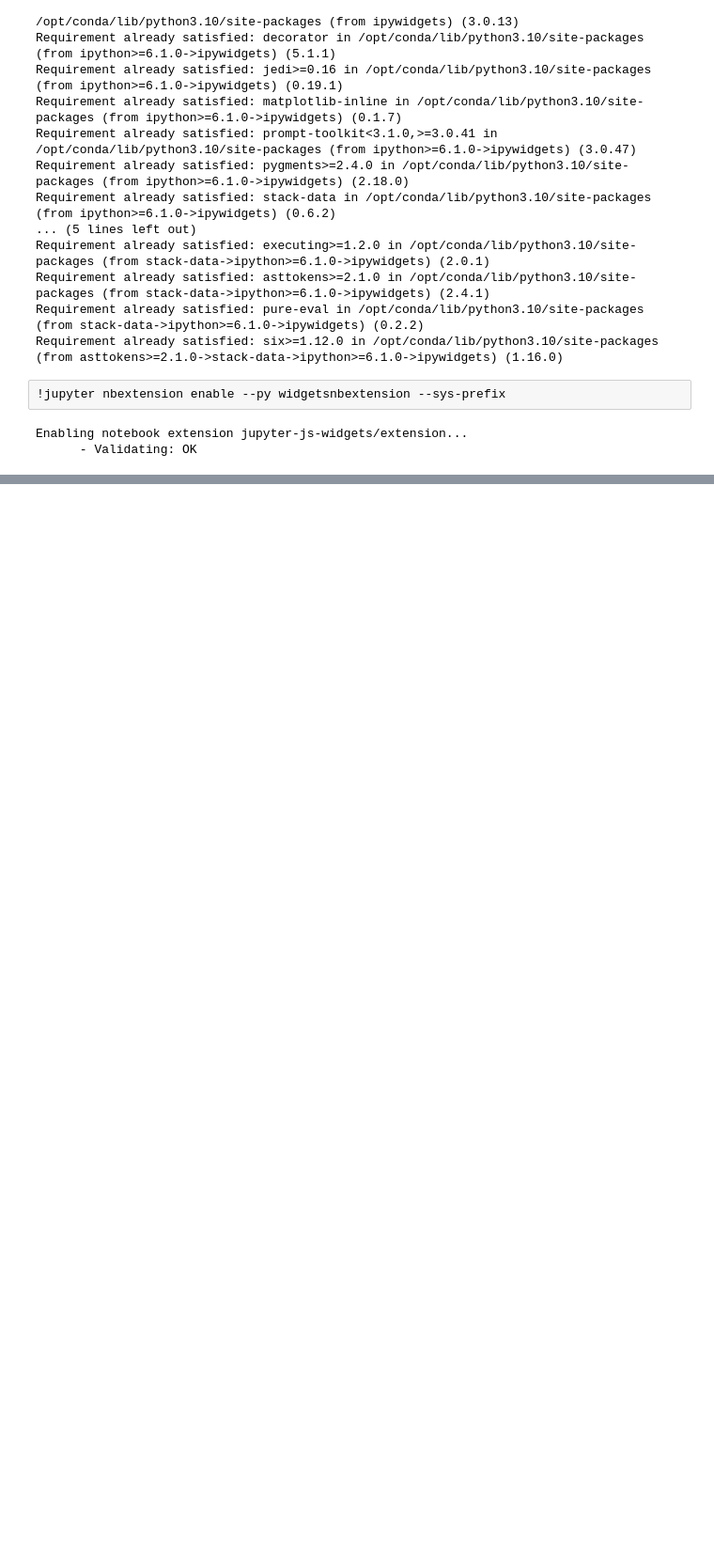
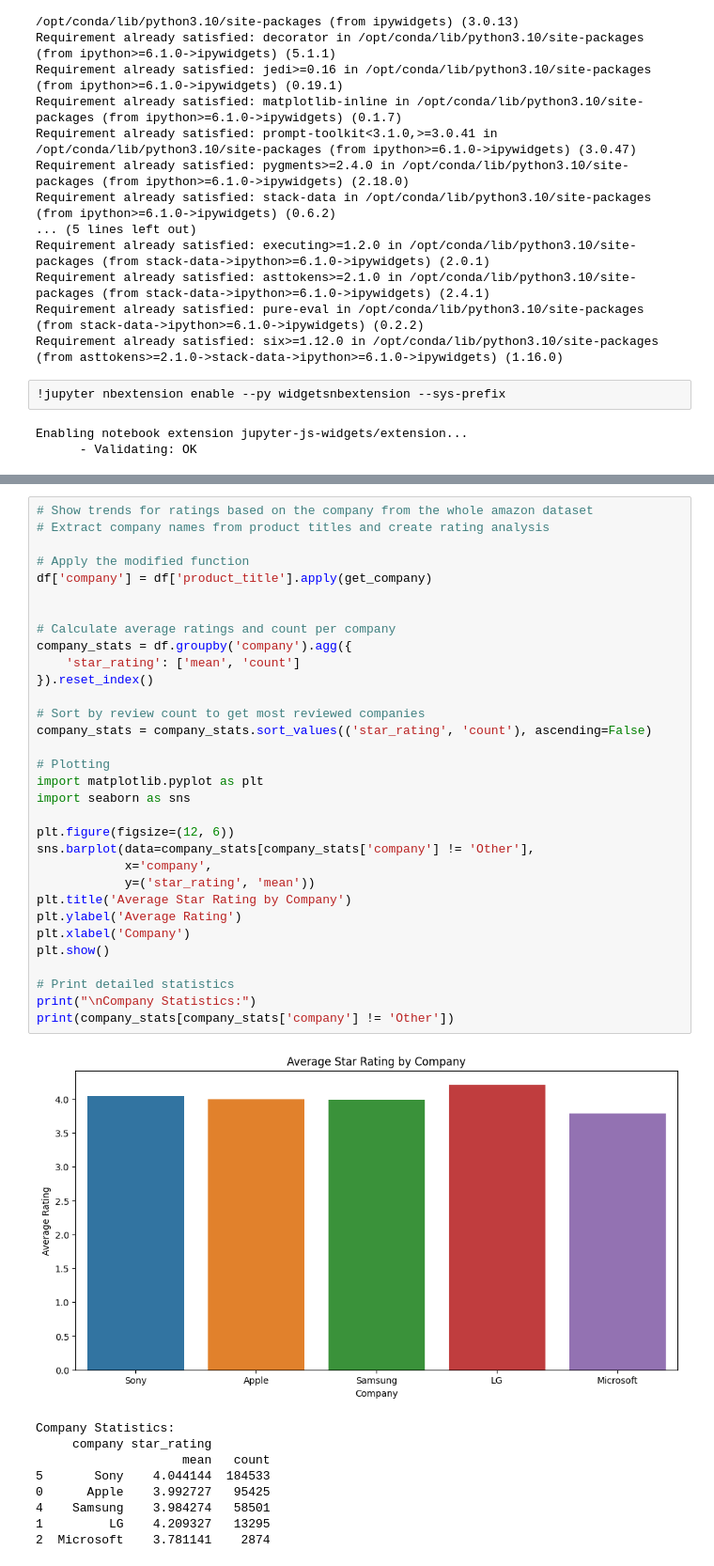
Before and after one commit to gyaneshpande/big-data-project, a Jupyter notebook: big-data-project.ipynb, the cells around one changed output, grey strips where cells are left out. Shown at 94% size. Cells and saved outputs as stored; diff of their text form; blank space fills up the shorter version.

Commit message:
Kaggle Notebook | big-data-project | dynamic plots

```diff
--- a/big-data-project.ipynb
+++ b/big-data-project.ipynb
@@ -597,0 +750,42 @@ Enabling notebook extension jupyter-js-widgets/extension...
+# %%
+# Show trends for ratings based on the company from the whole amazon dataset
+# Extract company names from product titles and create rating analysis
+
+# Apply the modified function
+df['company'] = df['product_title'].apply(get_company)
+
+
+# Calculate average ratings and count per company
+company_stats = df.groupby('company').agg({
+    'star_rating': ['mean', 'count']
+}).reset_index()
+
+# Sort by review count to get most reviewed companies
+company_stats = company_stats.sort_values(('star_rating', 'count'), ascending=False)
+
+# Plotting
+import matplotlib.pyplot as plt
+import seaborn as sns
+
+plt.figure(figsize=(12, 6))
+sns.barplot(data=company_stats[company_stats['company'] != 'Other'],
+            x='company',
+            y=('star_rating', 'mean'))
+plt.title('Average Star Rating by Company')
+plt.ylabel('Average Rating')
+plt.xlabel('Company')
+plt.show()
+
+# Print detailed statistics
+print("\nCompany Statistics:")
+print(company_stats[company_stats['company'] != 'Other'])
+# %% [output]
+[figure, added]
+Company Statistics:
+     company star_rating
+                    mean   count
+5       Sony    4.044144  184533
+0      Apple    3.992727   95425
+4    Samsung    3.984274   58501
+1         LG    4.209327   13295
+2  Microsoft    3.781141    2874
```
Also changed, not shown: parts of 14 cells of this notebook.
